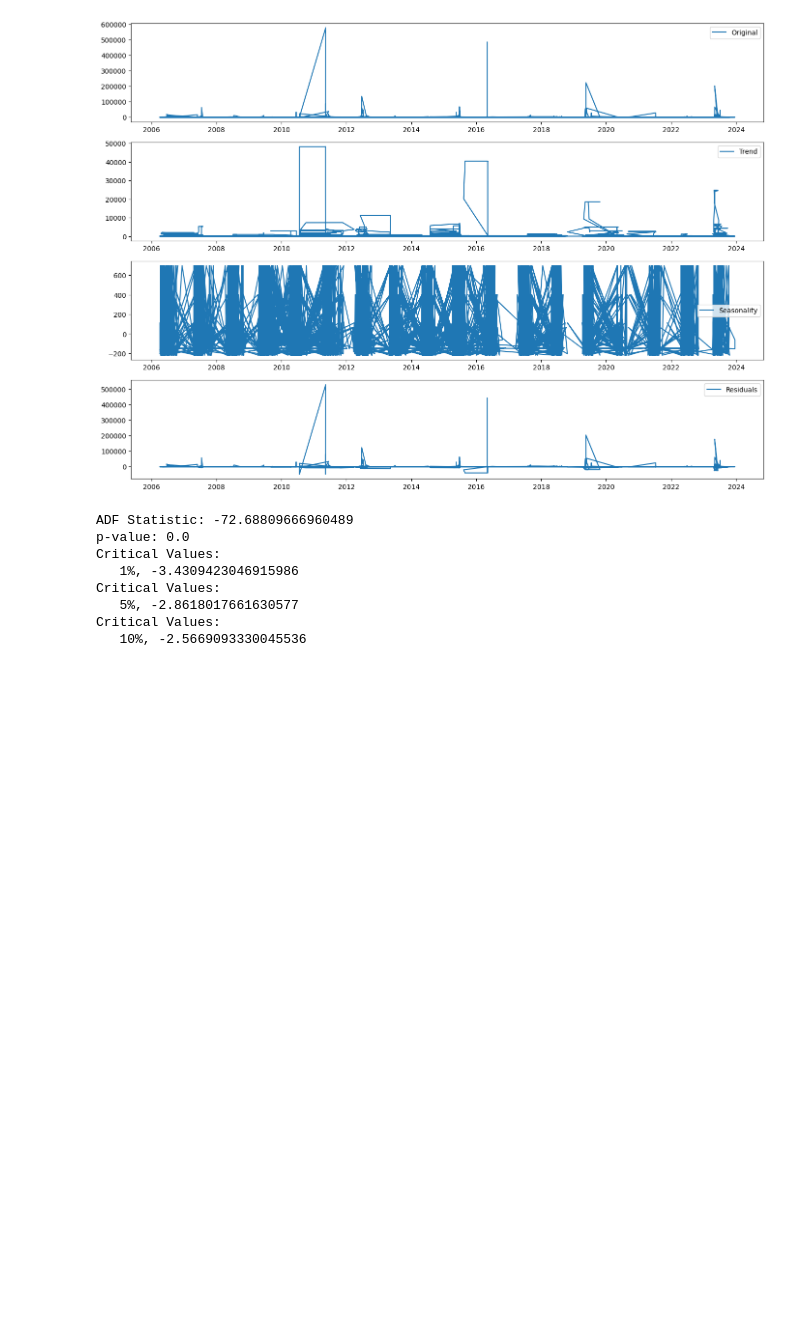
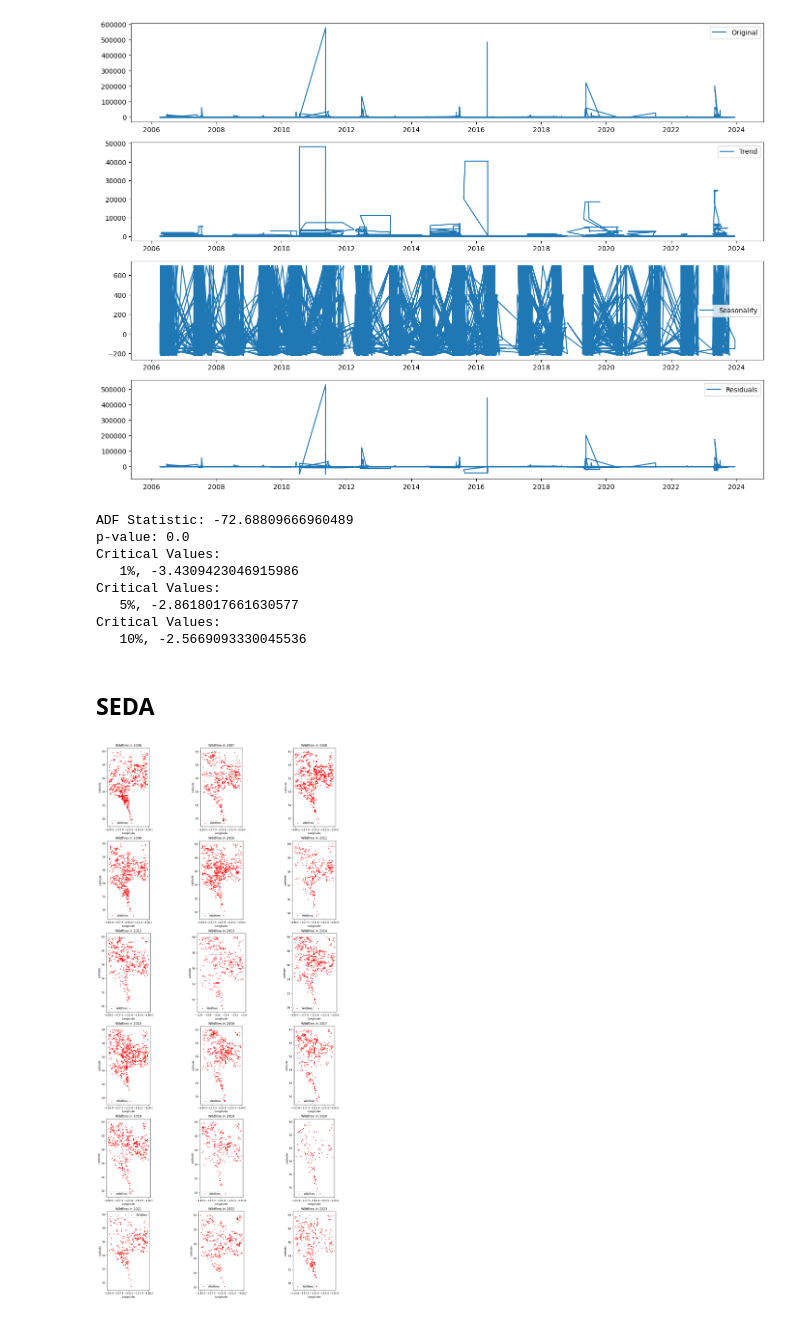
Before and after one commit to galsaidi/Data695, a Jupyter notebook: project.ipynb, the cells around one changed output. Saved outputs shown, nothing was run; the diff lists cells and outputs as text; code cells hidden in the pictures; blank space fills up the shorter version.

Commit message:
Started EDA
started spatial EDA
- Fixed data type for fire_start_date
- Added more libraries for my use.
- remove data points for years 2000,2004,2005

```diff
--- a/project.ipynb
+++ b/project.ipynb
@@ -82,7 +81,9 @@ dtype: object
 If we drop all na values, we end up with no data. So I will start by dropping columns with high missing values percentage.
 # %%
 # Convert date columns to datetime
-date_columns = ['fire_start_date', 'discovered_date', 'reported_date', 'start_for_fire_date', 'dispatch_date', 'assessment_datetime','ia_arrival_at_fire_date', 'fire_fighting_start_size', 'first_bucket_drop_date', 'bh_fs_date', 'uc_fs_date', 'to_fs_date', 'ex_fs_date']
+date_columns = ['fire_start_date', 'discovered_date', 'reported_date', 'start_for_fire_date', 'dispatch_date', 'assessment_datetime','ia_arrival_at_fire_date', 'fire_fighting_start_date', 'first_bucket_drop_date', 'bh_fs_date', 'uc_fs_date', 'to_fs_date', 'ex_fs_date']
+
+## noticed that 'fire_fighting_start_size' was included in error, so I changed it to 'fire_fighting_start_date' - Ray
 
 # Convert each column to datetime
 for col in date_columns:
@@ -339,7 +340,7 @@ date_columns = ['fire_start_date',
                 'dispatch_date',
                 'assessment_datetime',
                 'ia_arrival_at_fire_date',
-                'fire_fighting_start_size',
+                'fire_fighting_start_date',
                  'bh_fs_date',
                  'uc_fs_date',
                  'ex_fs_date']
@@ -358,0 +354,6 @@ clean_na.shape
+# %%
+# droppping rows with NA values
+clean_na.dropna(inplace=True)
+clean_na.drop(clean_na[clean_na['fire_start_date'].dt.year.isin([2000, 2004, 2005])].index, inplace=True)    #discovered we have few rows for 2000, 2004, 2005 so I removed them as our analysis is from 2006-2023, and those points are about 5 rows
+
+clean_na.shape
@@ -648,3 +651,45 @@ Critical Values:
    5%, -2.8618017661630577
 Critical Values:
    10%, -2.5669093330045536
+# %% [markdown]
+## SEDA
+# %%
+
+# Convert the latitude and longitude columns to a GeoDataFrame
+geometry = [Point(xy) for xy in zip(clean_na['fire_location_longitude'], clean_na['fire_location_latitude'])]
+wildfire_gdf = gpd.GeoDataFrame(clean_na, geometry=geometry)
+
+# Set the coordinate reference system (CRS) to WGS84 (EPSG:4326)
+wildfire_gdf.set_crs(epsg=4326, inplace=True)
+
+# Extract year from 'fire_start_date' and get the unique years
+clean_na['fire_start_date_year'] = clean_na['fire_start_date'].dt.year
+unique_years = sorted(wildfire_gdf['fire_start_date_year'].unique())
+
+# Determine the layout of subplots (e.g., 3 columns)
+n_years = len(unique_years)
+n_cols = 3
+n_rows = math.ceil(n_years / n_cols)
+
+# Create subplots
+fig, axes = plt.subplots(n_rows, n_cols, figsize=(15, 5 * n_rows), constrained_layout=True)
+axes = axes.flatten()  # Flatten the 2D array of axes to a 1D array for easier indexing
+
+# Plot wildfire points for each year in a subplot
+for i, year in enumerate(unique_years):
+    yearly_data = wildfire_gdf[wildfire_gdf['fire_start_date_year'] == year]
+
+    ax = axes[i]
+    yearly_data.plot(ax=ax, marker='o', color='red', markersize=5, label='Wildfires')
+    ax.set_title(f'Wildfires in {year}')
+    ax.set_xlabel('Longitude')
+    ax.set_ylabel('Latitude')
+    ax.legend()
+
+# Remove any unused subplots
+for j in range(i + 1, len(axes)):
+    fig.delaxes(axes[j])
+
+plt.show()
+# %% [output]
+[figure, added]
```
Also changed, not shown: parts of 5 cells of this notebook.
